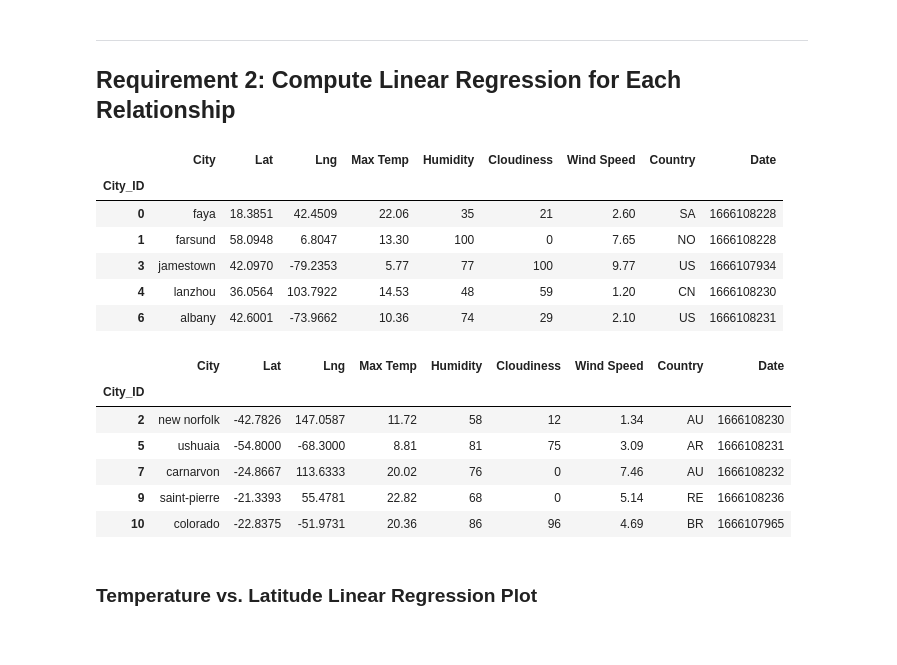
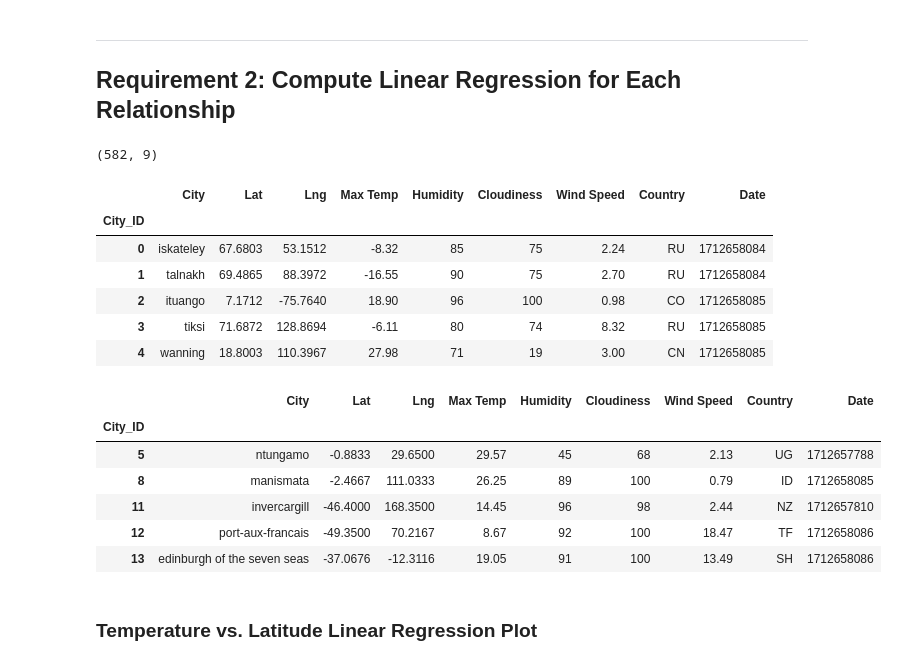
Before and after one commit to KZahraeloula/python-api-challenge, a Jupyter notebook: WeatherPy/WeatherPy.ipynb, the cells around one changed output. Drawn from its saved outputs; the diff is of its cells as text; code cells hidden in the pictures.

```diff
--- a/WeatherPy/WeatherPy.ipynb
+++ b/WeatherPy/WeatherPy.ipynb
@@ -346,34 +347,38 @@ plt.show()
 ## Requirement 2: Compute Linear Regression for Each Relationship
 # %%
 # Define a function to create Linear Regression plots
-# YOUR CODE HERE
+city_data_df.head()
+#city_data_df.shape
+# %% [output]
+(582, 9)
 # %%
 # Create a DataFrame with the Northern Hemisphere data (Latitude >= 0)
-# YOUR CODE HERE
+northern_hemi_df=city_data_df.loc[city_data_df["Lat"]>=0]
 
 # Display sample data
 northern_hemi_df.head()
+#northern_hemi_df.shape
 # %% [output]
 |  | City | Lat | Lng | Max Temp | Humidity | Cloudiness | Wind Speed | Country | Date |
 | City_ID |  |  |  |  |  |  |  |  |  |
-| 0 | faya | 18.3851 | 42.4509 | 22.06 | 35 | 21 | 2.60 | SA | 1666108228 |
-| 1 | farsund | 58.0948 | 6.8047 | 13.30 | 100 | 0 | 7.65 | NO | 1666108228 |
-| 3 | jamestown | 42.0970 | -79.2353 | 5.77 | 77 | 100 | 9.77 | US | 1666107934 |
-| 4 | lanzhou | 36.0564 | 103.7922 | 14.53 | 48 | 59 | 1.20 | CN | 1666108230 |
-| 6 | albany | 42.6001 | -73.9662 | 10.36 | 74 | 29 | 2.10 | US | 1666108231 |
+| 0 | iskateley | 67.6803 | 53.1512 | -8.32 | 85 | 75 | 2.24 | RU | 1712658084 |
+| 1 | talnakh | 69.4865 | 88.3972 | -16.55 | 90 | 75 | 2.70 | RU | 1712658084 |
+| 2 | ituango | 7.1712 | -75.7640 | 18.90 | 96 | 100 | 0.98 | CO | 1712658085 |
+| 3 | tiksi | 71.6872 | 128.8694 | -6.11 | 80 | 74 | 8.32 | RU | 1712658085 |
+| 4 | wanning | 18.8003 | 110.3967 | 27.98 | 71 | 19 | 3.00 | CN | 1712658085 |
 # %%
 # Create a DataFrame with the Southern Hemisphere data (Latitude < 0)
-# YOUR CODE HERE
+southern_hemi_df=city_data_df.loc[city_data_df["Lat"]<0]
 
 # Display sample data
 southern_hemi_df.head()
 # %% [output]
 |  | City | Lat | Lng | Max Temp | Humidity | Cloudiness | Wind Speed | Country | Date |
 | City_ID |  |  |  |  |  |  |  |  |  |
-| 2 | new norfolk | -42.7826 | 147.0587 | 11.72 | 58 | 12 | 1.34 | AU | 1666108230 |
-| 5 | ushuaia | -54.8000 | -68.3000 | 8.81 | 81 | 75 | 3.09 | AR | 1666108231 |
-| 7 | carnarvon | -24.8667 | 113.6333 | 20.02 | 76 | 0 | 7.46 | AU | 1666108232 |
-| 9 | saint-pierre | -21.3393 | 55.4781 | 22.82 | 68 | 0 | 5.14 | RE | 1666108236 |
-| 10 | colorado | -22.8375 | -51.9731 | 20.36 | 86 | 96 | 4.69 | BR | 1666107965 |
+| 5 | ntungamo | -0.8833 | 29.6500 | 29.57 | 45 | 68 | 2.13 | UG | 1712657788 |
+| 8 | manismata | -2.4667 | 111.0333 | 26.25 | 89 | 100 | 0.79 | ID | 1712658085 |
+| 11 | invercargill | -46.4000 | 168.3500 | 14.45 | 96 | 98 | 2.44 | NZ | 1712657810 |
+| 12 | port-aux-francais | -49.3500 | 70.2167 | 8.67 | 92 | 100 | 18.47 | TF | 1712658086 |
+| 13 | edinburgh of the seven seas | -37.0676 | -12.3116 | 19.05 | 91 | 100 | 13.49 | SH | 1712658086 |
 # %% [markdown]
 ###  Temperature vs. Latitude Linear Regression Plot
```
Also changed, not shown: parts of 20 cells of this notebook, 2 other files.
